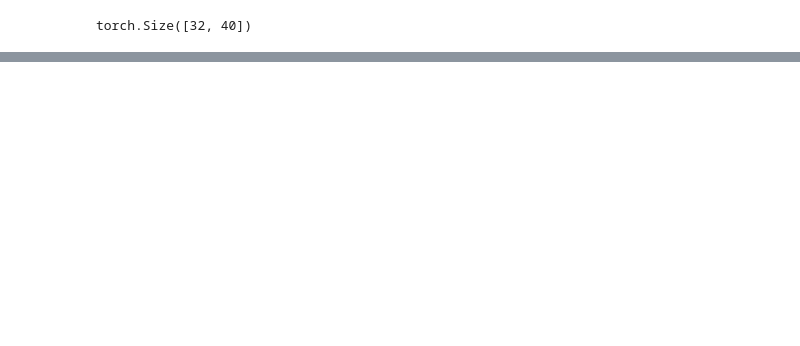
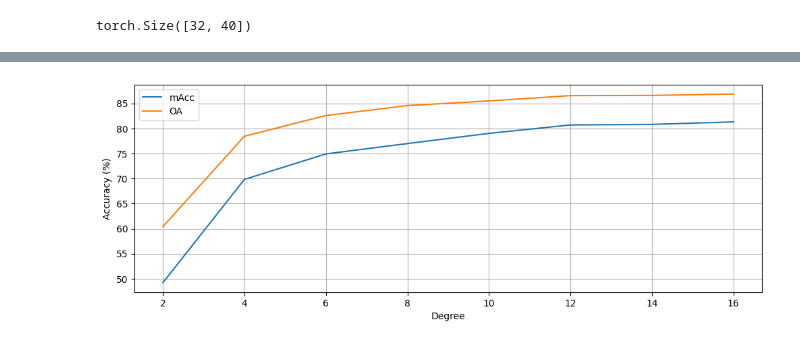
Before and after one commit to yzdn13l/christoffel-darboux, a Jupyter notebook: moment_classifier.ipynb, the cells around one changed output, grey strips where cells are left out. Drawn from its saved outputs; the diff is of its cells as text; code cells hidden in the pictures; blank space fills up the shorter version.

Commit message:
poly degree vs. acc relation

```diff
--- a/moment_classifier.ipynb
+++ b/moment_classifier.ipynb
@@ -244,7 +261,7 @@ print(y.shape)
 # %% [output]
 torch.Size([32, 40])
 # %%
-def train(net, trainloader, optimizer, criterion, epoch, num_epochs, device):
+def train(net, trainloader, optimizer, criterion, epoch, num_epochs, device, verbose=True):
     net.train()
     train_loss = 0
     correct = 0
@@ -252,7 +269,10 @@ def train(net, trainloader, optimizer, criterion, epoch, num_epochs, device):
     train_pred = []
     train_true = []
     time_cost = datetime.datetime.now()
-    pbar = tqdm(enumerate(trainloader), total=len(trainloader))
+    if verbose:
+        pbar = tqdm(enumerate(trainloader), total=len(trainloader))
+    else:
+        pbar = enumerate(trainloader)
     for batch_idx, (data, label) in pbar:
         data, label = data.to(device), label.to(device).squeeze()
         optimizer.zero_grad()
@@ -270,7 +290,8 @@ def train(net, trainloader, optimizer, criterion, epoch, num_epochs, device):
         total += label.size(0)
         correct += preds.eq(label).sum().item()
 
-        pbar.set_description(f'({epoch:3d}/{num_epochs:3d}) Loss: {train_loss / (batch_idx + 1):.3f} | Acc: {100. * correct / total:.3f}% ({correct}/{total})')
+        if verbose:
+            pbar.set_description(f'({epoch:3d}/{num_epochs:3d}) Loss: {train_loss / (batch_idx + 1):.3f} | Acc: {100. * correct / total:.3f}% ({correct}/{total})')
         # progress_bar(batch_idx, len(trainloader), 'Loss: %.3f | Acc: %.3f%% (%d/%d)'
         #              % (train_loss / (batch_idx + 1), 100. * correct / total, correct, total))
 
@@ -285,7 +306,7 @@ def train(net, trainloader, optimizer, criterion, epoch, num_epochs, device):
     }
 
 
-def validate(net, testloader, criterion, epoch, num_epochs, device):
+def validate(net, testloader, criterion, epoch, num_epochs, device, verbose=True):
     net.eval()
     test_loss = 0
     correct = 0
@@ -294,7 +315,10 @@ def validate(net, testloader, criterion, epoch, num_epochs, device):
     test_pred = []
     time_cost = datetime.datetime.now()
     with torch.no_grad():
-        pbar = tqdm(enumerate(testloader), total=len(testloader))
+        if verbose:
+            pbar = tqdm(enumerate(testloader), total=len(testloader))
+        else:
+            pbar = enumerate(testloader)
         for batch_idx, (data, label) in pbar:
             data, label = data.to(device), label.to(device).squeeze()
             logits = net(data)
@@ -305,7 +329,8 @@ def validate(net, testloader, criterion, epoch, num_epochs, device):
             test_pred.append(preds.detach().cpu().numpy())
             total += label.size(0)
             correct += preds.eq(label).sum().item()
-            pbar.set_description(f'({epoch:3d}/{num_epochs:3d}) Loss: {test_loss / (batch_idx + 1):.3f} | Acc: {100. * correct / total:.3f}% ({correct}/{total})')
+            if verbose:
+                pbar.set_description(f'({epoch:3d}/{num_epochs:3d}) Loss: {test_loss / (batch_idx + 1):.3f} | Acc: {100. * correct / total:.3f}% ({correct}/{total})')
             # progress_bar(batch_idx, len(testloader), 'Loss: %.3f | Acc: %.3f%% (%d/%d)'
             #              % (test_loss / (batch_idx + 1), 100. * correct / total, correct, total))
 
@@ -392,0 +424,12 @@ Testing loss:0.638 acc_avg:72.309% acc:81.645% time:1s [best test acc: 82.212%]
+# %%
+# run experiments to see the effect of polynomial degrees
+degrees = [2, 4, 6, 8, 10, 12, 14, 16]
+results = defaultdict(list)
+for degree in degrees:
+    print(f"Running experiment for degree {degree}")
+    result = run_experiment(num_epochs = 50, degree = degree)
+    results['degree'].append(degree)
+    for key, value in result.items():
+        results[key].append(value)
+
+    print(f"Results for degree {degree}: {result}")
@@ -392,0 +453,12 @@ Testing loss:0.638 acc_avg:72.309% acc:81.645% time:1s [best test acc: 82.212%]
+# %%
+# plot the results
+plt.figure(figsize=(12, 4))
+plt.plot(results['degree'], results['best_test_acc_avg'], label='mAcc')
+plt.plot(results['degree'], results['best_test_acc'], label='OA')
+plt.xlabel('Degree')
+plt.ylabel('Accuracy (%)')
+plt.legend()
+plt.grid()
+plt.show()
+# %% [output]
+[figure, added]
```
Also changed, not shown: parts of 8 cells of this notebook.
